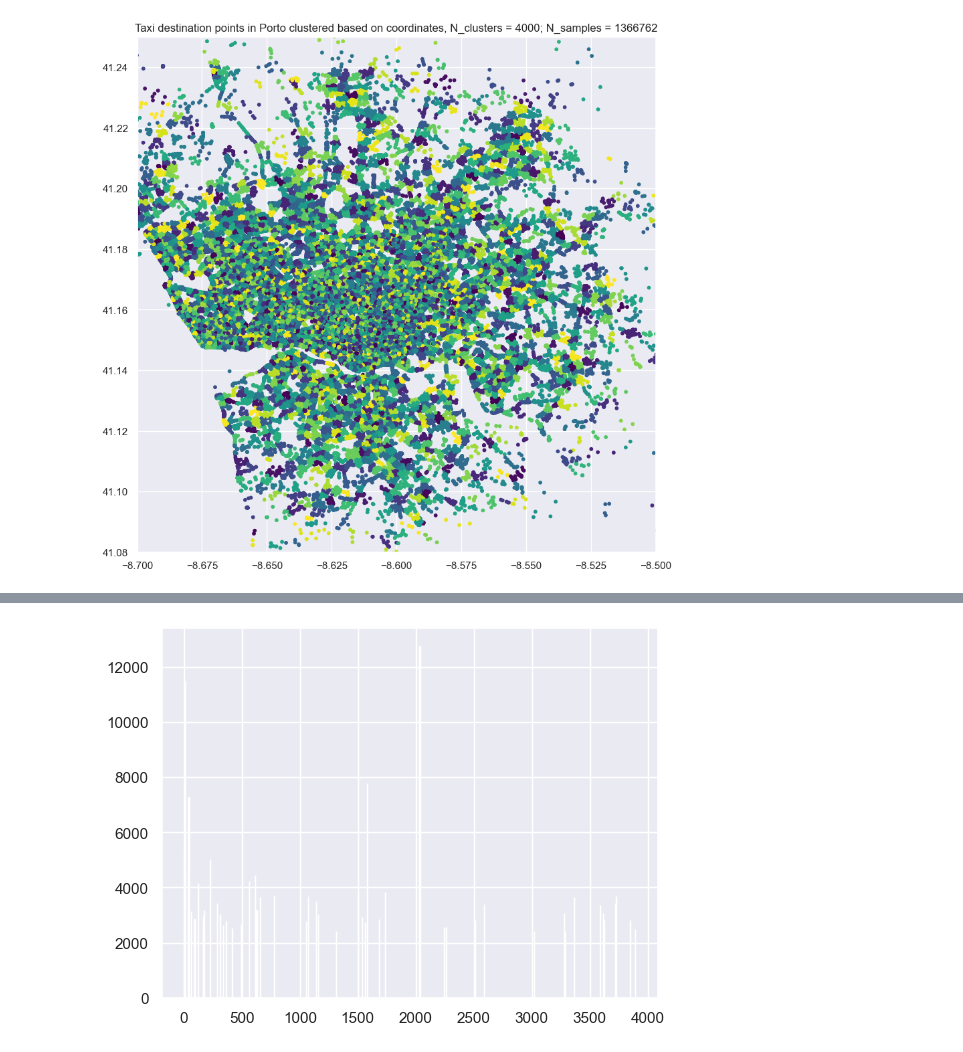
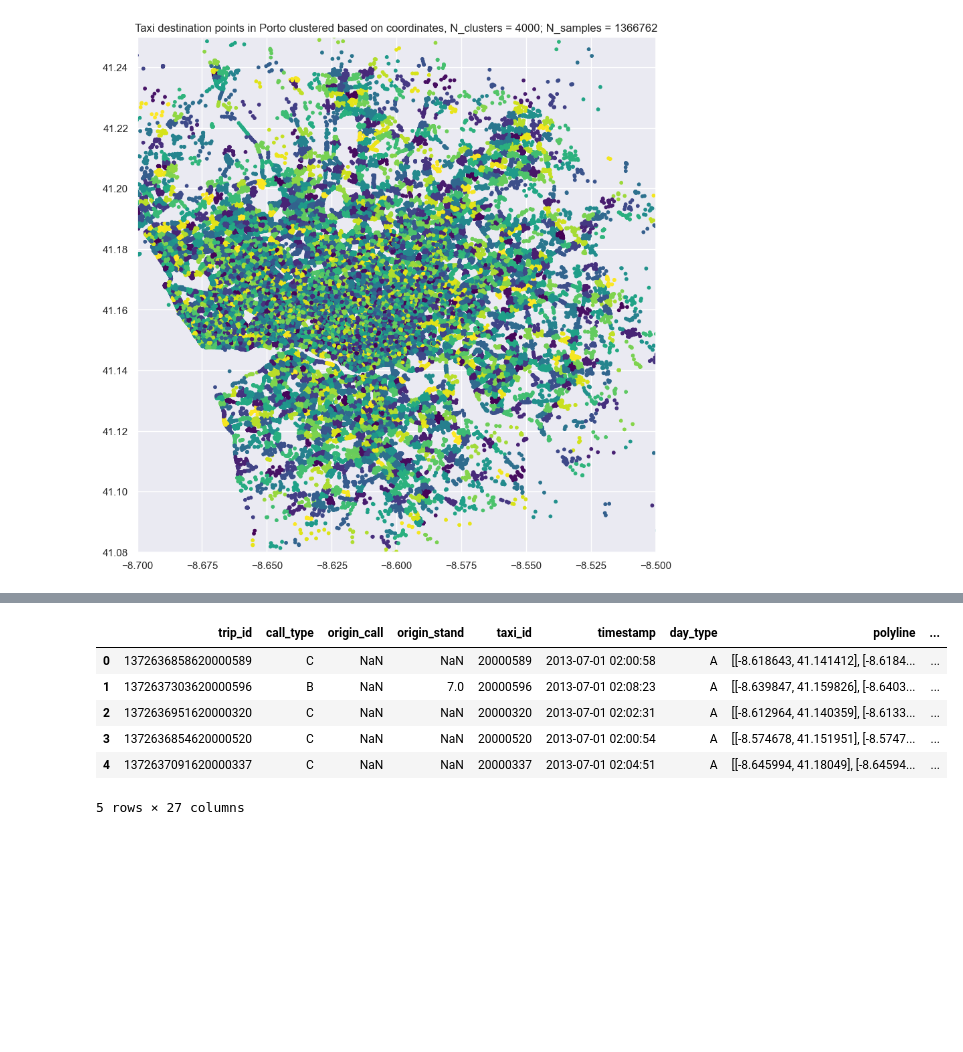
Before and after one commit to julia189/taxi-destination-prediction, a Jupyter notebook: notebooks/EDA.ipynb, the cells around one changed output, grey strips where cells are left out. Cells and saved outputs as stored; diff of their text form; code cells hidden in the pictures; blank space fills up the shorter version.

```diff
--- a/notebooks/EDA.ipynb
+++ b/notebooks/EDA.ipynb
@@ -160,6 +128,0 @@ frequent_dest = grouped_data.sort_values(by='trip_id', ascending=False).head(50)
-# %%
-sns.set()
-plt.bar(frequent_dest.cluster_label, frequent_dest.trip_id)
-plt.show()
-# %% [output]
-[figure, removed]
@@ -165,0 +131,10 @@ plt.show()
+# %%
+train_data.head()
+# %% [output]
+|  | trip_id | call_type | origin_call | origin_stand | taxi_id | timestamp | day_type | polyline | ... |
+| 0 | 1372636858620000589 | C | NaN | NaN | 20000589 | 2013-07-01 02:00:58 | A | [[-8.618643, 41.141412], [-8.6184... | ... |
+| 1 | 1372637303620000596 | B | NaN | 7.0 | 20000596 | 2013-07-01 02:08:23 | A | [[-8.639847, 41.159826], [-8.6403... | ... |
+| 2 | 1372636951620000320 | C | NaN | NaN | 20000320 | 2013-07-01 02:02:31 | A | [[-8.612964, 41.140359], [-8.6133... | ... |
+| 3 | 1372636854620000520 | C | NaN | NaN | 20000520 | 2013-07-01 02:00:54 | A | [[-8.574678, 41.151951], [-8.5747... | ... |
+| 4 | 1372637091620000337 | C | NaN | NaN | 20000337 | 2013-07-01 02:04:51 | A | [[-8.645994, 41.18049], [-8.64594... | ... |
+5 rows × 27 columns
```
Also changed, not shown: parts of 8 cells of this notebook, 2 other files.
